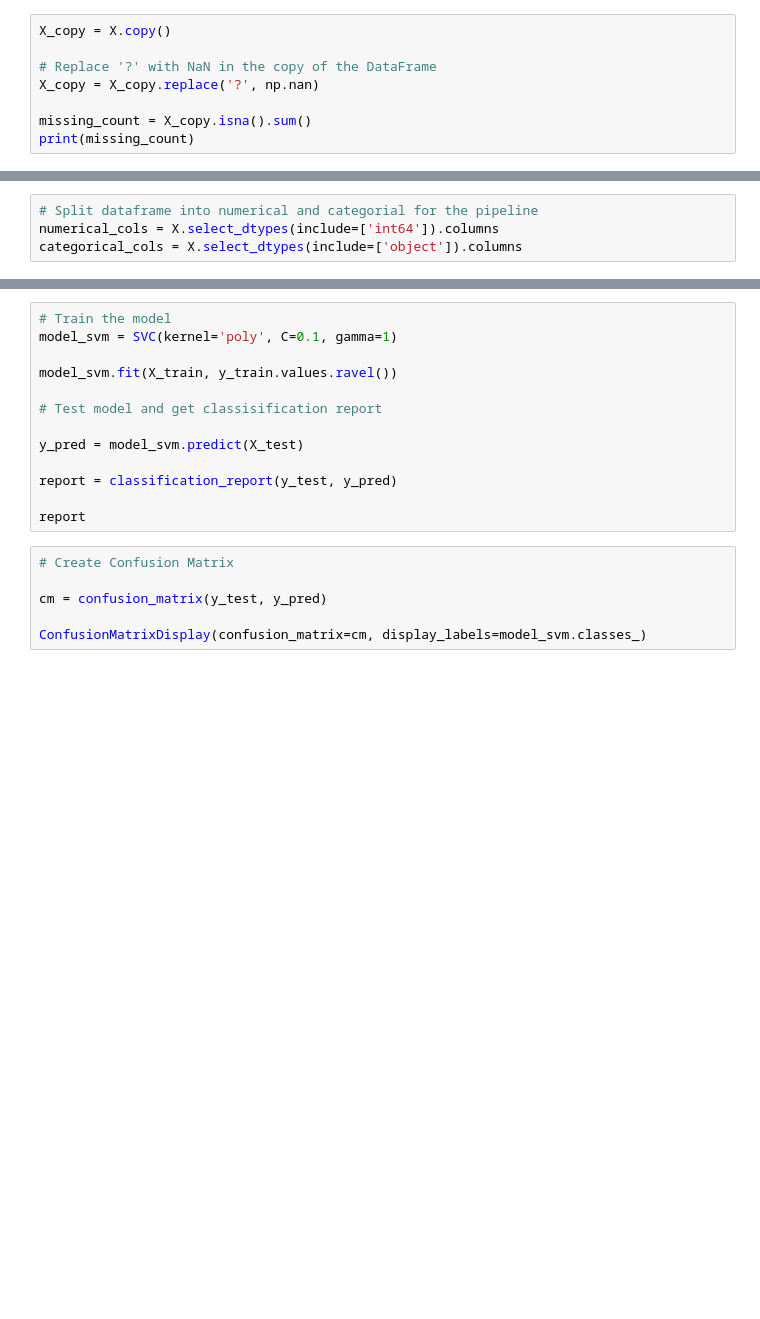
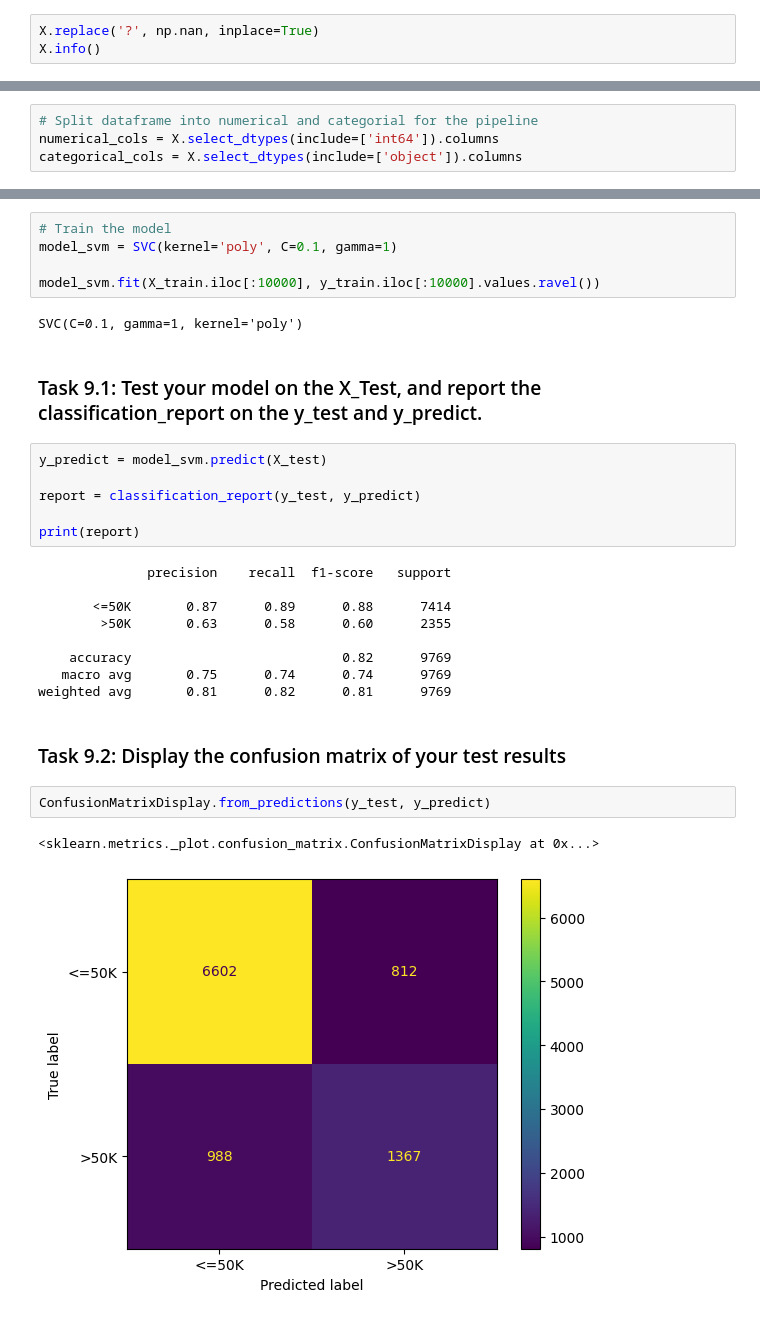
Before and after one commit to 5ah/3401-A2, a Jupyter notebook: A2-Sahib-Kamoh.ipynb, the cells around one changed output, grey strips where cells are left out. Cells and saved outputs as stored; diff of their text form; blank space fills up the shorter version.

```diff
--- a/A2-Sahib-Kamoh.ipynb
+++ b/A2-Sahib-Kamoh.ipynb
@@ -79,8 +161,3 @@ Task 4
 # %%
-X_copy = X.copy()
-
-# Replace '?' with NaN in the copy of the DataFrame
-X_copy = X_copy.replace('?', np.nan)
-
-missing_count = X_copy.isna().sum()
-print(missing_count)
+X.replace('?', np.nan, inplace=True)
+X.info()
@@ -153,19 +272,31 @@ Task 9
 # Train the model
 model_svm = SVC(kernel='poly', C=0.1, gamma=1)
 
-model_svm.fit(X_train, y_train.values.ravel())
-
-# Test model and get classisification report
-
-y_pred = model_svm.predict(X_test)
-
-report = classification_report(y_test, y_pred)
-
-report
+model_svm.fit(X_train.iloc[:10000], y_train.iloc[:10000].values.ravel())
+# %% [output]
+SVC(C=0.1, gamma=1, kernel='poly')
+# %% [markdown]
+### Task 9.1: Test your model on the X_Test, and report the classification_report on the y_test and y_predict.
+# %%
+y_predict = model_svm.predict(X_test)
+
+report = classification_report(y_test, y_predict)
+
+print(report)
+# %% [output]
+              precision    recall  f1-score   support
+
+       <=50K       0.87      0.89      0.88      7414
+        >50K       0.63      0.58      0.60      2355
+
+    accuracy                           0.82      9769
+   macro avg       0.75      0.74      0.74      9769
+weighted avg       0.81      0.82      0.81      9769
+# %% [markdown]
+### Task 9.2: Display the confusion matrix of your test results
 # %%
-# Create Confusion Matrix
-
-cm = confusion_matrix(y_test, y_pred)
-
-ConfusionMatrixDisplay(confusion_matrix=cm, display_labels=model_svm.classes_)
+ConfusionMatrixDisplay.from_predictions(y_test, y_predict)
+# %% [output]
+<sklearn.metrics._plot.confusion_matrix.ConfusionMatrixDisplay at 0x...>
+[figure, added]
 # %% [markdown]
```
Also changed, not shown: parts of 46 cells of this notebook.
